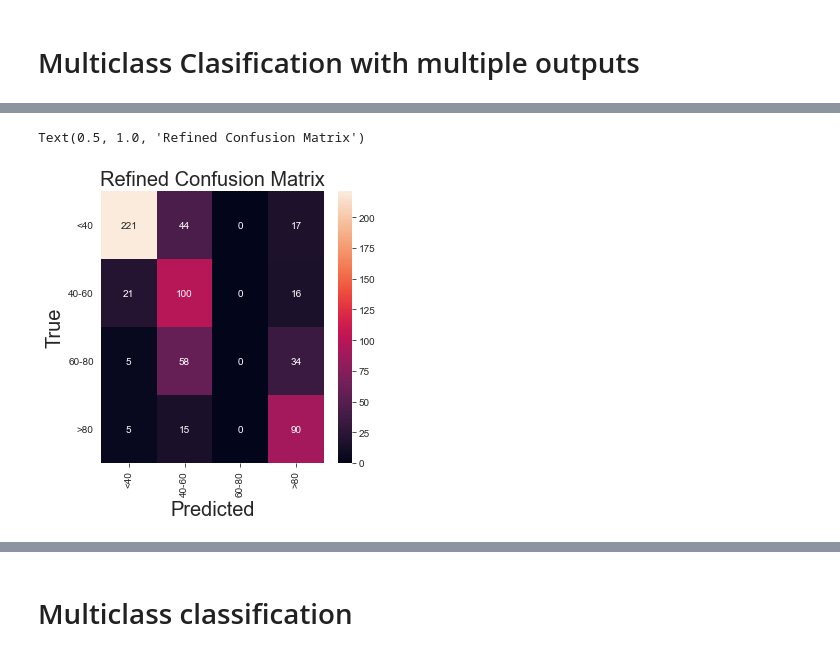
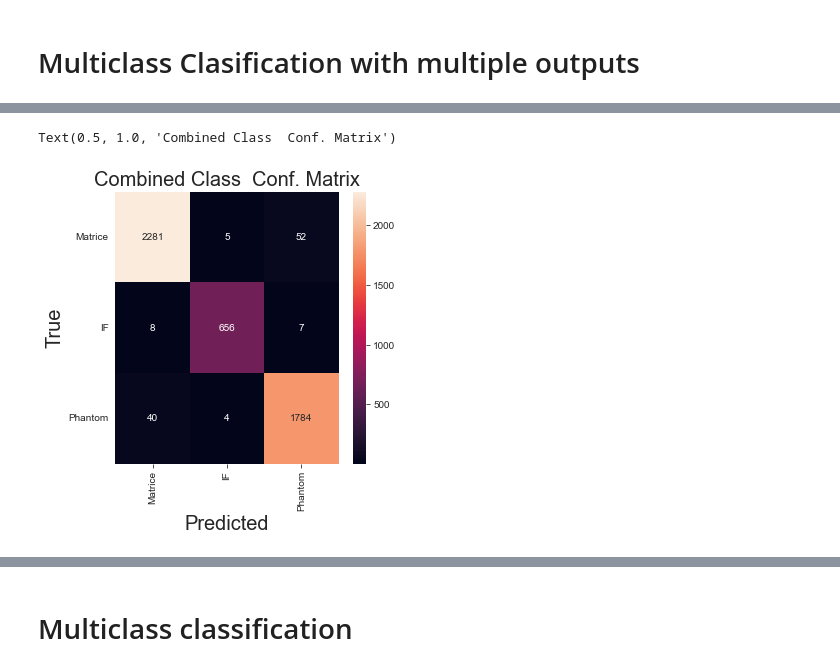
Before and after one commit to ryclendening/research, a Jupyter notebook: research/localization/CRNN.ipynb, the cells around one changed output, grey strips where cells are left out. Drawn from its saved outputs; the diff is of its cells as text; code cells hidden in the pictures.

```diff
--- a/research/localization/CRNN.ipynb
+++ b/research/localization/CRNN.ipynb
@@ -32,4 +32,4 @@ ImportError: cannot import name 'MLtools' from 'research.dataImporting' (C:\User
 # Import data
 # %%
 training_df_raw=pd.read_csv("0.5s_raw_range_A1_A2_A3_no_overlap.csv")
-training_df=pd.read_csv("0.5s_spec_range_A1_A2_A3_no_overlap.csv")
+#training_df=pd.read_csv("0.5s_spec_range_A1_A2_A3_no_overlap.csv")
@@ -349,8 +413,8 @@ for x in passes_df.iterrows():
         drone_type=0
     else:
         drone_type=2
-    #if full_name in good_runs_matrice or full_name in good_runs_IF or full_name in good_runs_phantom:
-    if full_name in good_runs_matrice:
+    if full_name in good_runs_matrice or full_name in good_runs_IF or full_name in good_runs_phantom:
+    #if full_name in good_runs_phantom:
         for phone in phone_slots:
             phone_seg=pass_df.loc[pass_df[str(notable_col_names.index('Phone'))]==phone]
         # frame_df=pass_df.loc[pass_df[str(notable_col_names.index('Segment'))]==i]
@@ -363,6 +427,7 @@ for x in passes_df.iterrows():
             # phone_seg=frame_df.loc[frame_df[str(notable_col_names.index('Phone'))]==phone]
             #phone_seg=frame_df.loc[frame_df["Name"]==phone]
                 data=np.array(frame_df.iloc[:,8:4008])
+                #data=np.array(frame_df.iloc[:,8:16008])
                 if np.any(data):
                     mel_data=melspect(data[0],8000)
             #data=np.array(frame_df.iloc[:,-512:])
@@ -370,7 +435,7 @@ for x in passes_df.iterrows():
                 dist=frame_df[str(notable_col_names.index('Range'))]
             #dist=phone_seg["Range"]
                 if len(np.array(dist)>0):
-                    if np.array(dist)[0]<250:
+                    if np.array(dist)[0]<250 and  not(38<np.array(dist)[0]<42) and not(58<np.array(dist)[0]<62) and not(78<np.array(dist)[0]<82) :
                         data=data[0]
                         #data=np.reshape(data,(64,4))
                         #data=np.reshape(data,(40,1))
@@ -405,8 +470,9 @@ def subsample(x_data,y_data):
     new_y=[]
     rng=np.random.default_rng(12345)
     for x in range(len(x_data)):
-        rand_vals=rng.integers(low=1,high=7,size=1)
+        rand_vals=rng.integers(low=1,high=5,size=1)
         if y_data[x][0]==3 and rand_vals[0]==2:
+        #if y_data[x][0]==3 and rand_vals[0]==2:
             new_x.append(x_data[x])
             new_y.append(y_data[x])
         elif y_data[x][0] != 3:
@@ -415,13 +481,14 @@ def subsample(x_data,y_data):
     return np.array(new_x), np.array(new_y)
 x_data=np.array(x_data)
 x_data=np.float32(x_data)
-#x_data=np.transpose(x_data,axes=[0,2,1])
 y_data=np.array(y_data)
 x__,y__=subsample(x_data,y_data)
-train_feats,test_feats,train_targs,test_targs=train_test_split(x__,y__,test_size=0.2,shuffle=True)
+train_feats,test_feats,train_targs,test_targs=train_test_split(x__,y__,test_size=0.2,shuffle=True,random_state=42)
 class_train_targs=train_targs[:,1]
 cont_range_train_targs=train_targs[:,2]
 range_train_targs=train_targs[:,0]
+# range_train_targs_oh=tf.keras.utils.to_categorical(class_train_targs,num_classes=4)
+# range_test_targs_oh=tf.keras.utils.to_categorical(class_test_targs,num_classes=4)
 class_train_targs_oh=tf.keras.utils.to_categorical(class_train_targs,num_classes=3)
 range_train_targs_oh=tf.keras.utils.to_categorical(range_train_targs,num_classes=4)
 class_test_targs=test_targs[:,1]
@@ -502,14 +634,14 @@ hidden=Dense(512, activation='relu', name='dense_2')(hidden)
 hidden=Dense(256, activation='relu', name='dense_3')(hidden)
 hidden=Dropout(0.5)(hidden)
 output1=Dense(4, activation='softmax', name='output_range')(hidden)
-#output2=Dense(3,activation='softmax',name="output_class")(hidden)
-output3=Dense(1,activation='linear',name="output_cont_range")(hidden)
+output2=Dense(3,activation='softmax',name="output_class")(hidden)
+#output3=Dense(1,activation='linear',name="output_cont_range")(hidden)
 
 
-modelCNN=Model(inputs=inputs,outputs=[output1,output3])
+modelCNN=Model(inputs=inputs,outputs=[output1,output2])
 optimizer= tf.keras.optimizers.Adam()
 modelCNN.compile(loss={'output_range':'categorical_crossentropy',
-                       'output_cont_range':'mse'},optimizer=optimizer,metrics=['accuracy','mae'])
+                       'output_class':'categorical_crossentropy'},optimizer=optimizer,metrics=['accuracy'])
 
 
 reduceLR = tf.keras.callbacks.ReduceLROnPlateau(monitor='val_loss', factor=0.5,
@@ -518,7 +650,7 @@ early = tf.keras.callbacks.EarlyStopping(monitor='val_loss', min_delta=1e-4,
                           patience=20, mode='auto', restore_best_weights=True)
 modelCNN.build(input_shape=(None,128,8,1))
 modelCNN.summary()
-history = modelCNN.fit(train_feats, {'output_range':range_train_targs_oh,'output_cont_range': cont_range_train_targs},
+history = modelCNN.fit(train_feats, {'output_range':range_train_targs_oh,'output_class': class_train_targs_oh},
                       epochs=200,
                       batch_size=32,
                       shuffle=True,
@@ -554,29 +687,30 @@ test_predictions=modelCNN.predict(test_feats)
 # %%
 from sklearn.metrics import confusion_matrix
-y_pred = np.argmax(test_predictions[0],axis=-1)
-y_true=np.argmax(range_test_targs_oh, axis=-1)
+y_pred = np.argmax(test_predictions[1],axis=-1)
+y_true=np.argmax(class_test_targs_oh, axis=-1)
 cm = confusion_matrix(y_true, y_pred)
 ## Get Class Labels
-class_names = ["<40","40-60","60-80",">80"]
+class_names = ["Matrice","IF","Phantom"]
+#class_names = ["<40","40-60","60-80",">80"]
 # Plot confusion matrix in a beautiful manner
 fig = plt.figure(figsize=(5, 5))
 ax= plt.subplot()
 sns.heatmap(cm, annot=True, ax = ax, fmt = 'g'); #annot=True to annotate cells
 # labels, title and ticks
 ax.set_xlabel('Predicted', fontsize=20)
 ax.xaxis.set_label_position('bottom')
 plt.xticks(rotation=90)
 ax.xaxis.set_ticklabels(class_names, fontsize = 10)
 ax.xaxis.tick_bottom()
 
 ax.set_ylabel('True', fontsize=20)
 ax.yaxis.set_ticklabels(class_names, fontsize = 10)
 plt.yticks(rotation=0)
 
-plt.title('Refined Confusion Matrix', fontsize=20)
+plt.title('Combined Class  Conf. Matrix', fontsize=20)
 # %% [output]
-Text(0.5, 1.0, 'Refined Confusion Matrix')
+Text(0.5, 1.0, 'Combined Class  Conf. Matrix')
-[figure, old version]
+[figure, new version]
 # %%
 print(classification_report(y_true=y_true,y_pred=y_pred)) #this is using the multi-output regression/classification
 # %% [output]
```
Also changed, not shown: parts of 59 cells of this notebook, 6 other files.
